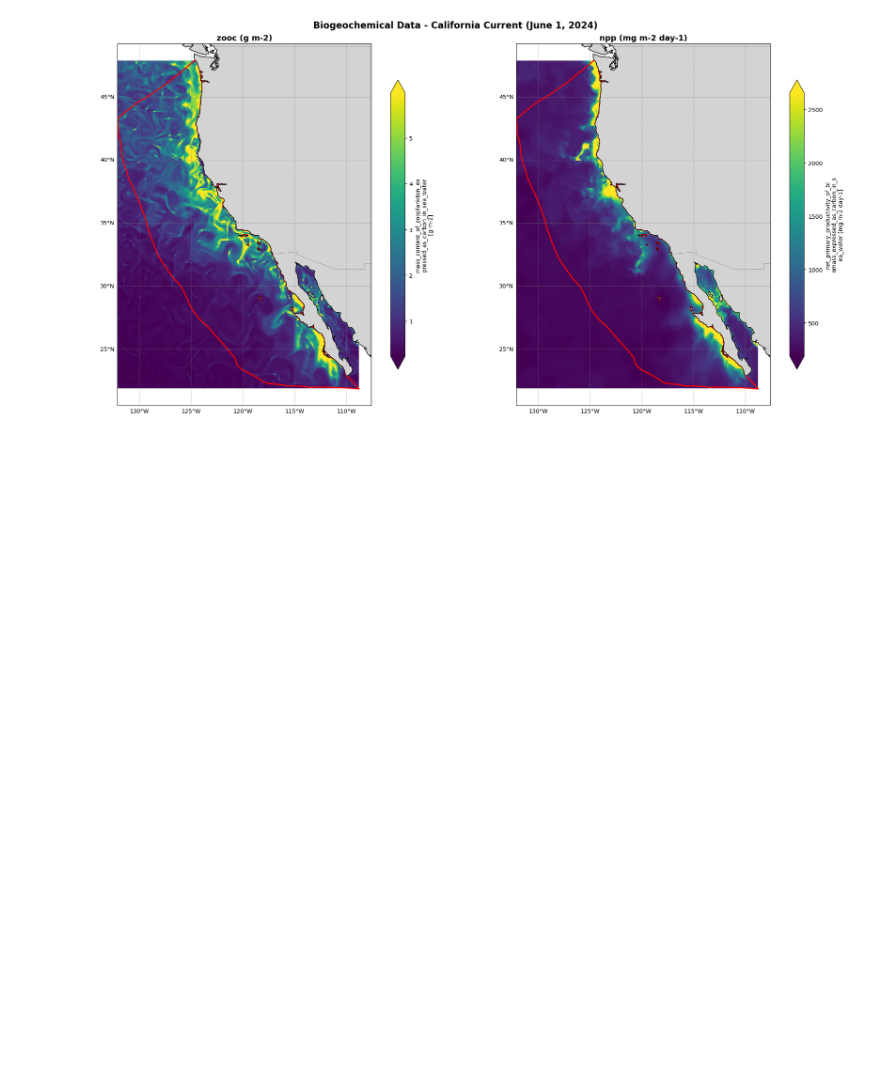
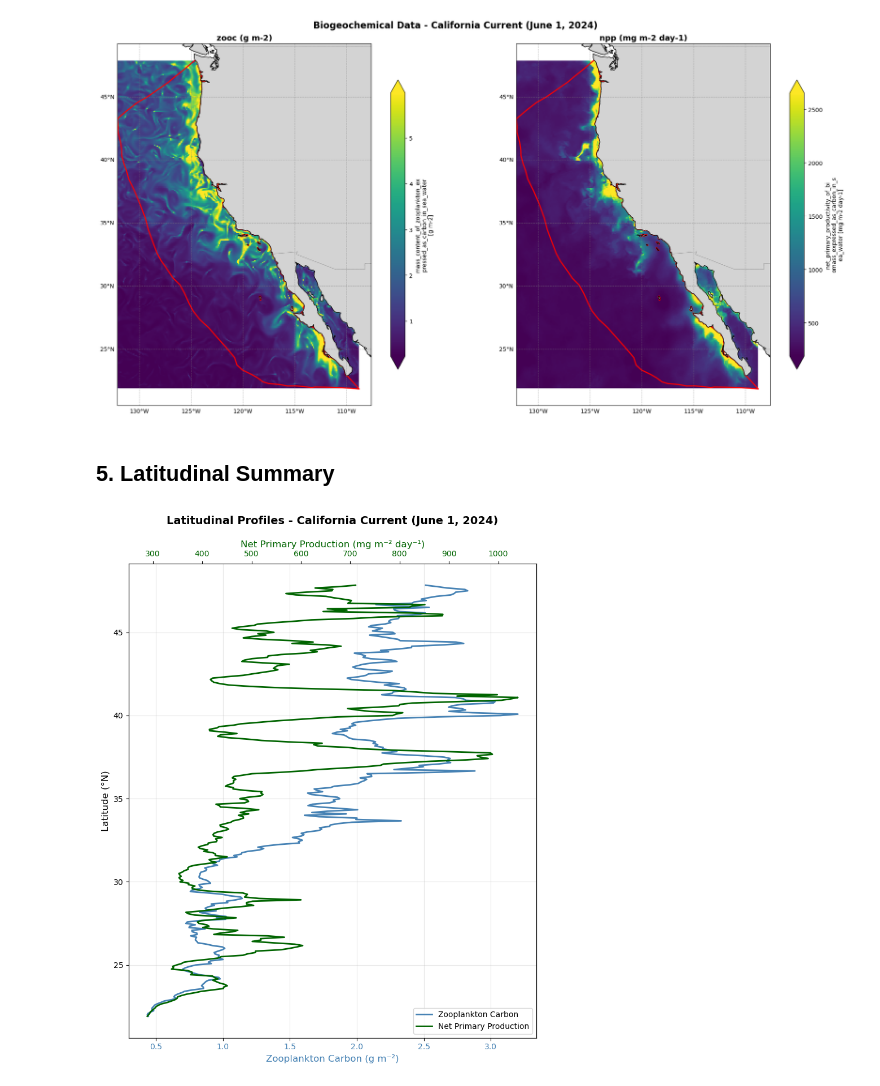
Before and after one commit to FlukeAndFeather/glowingwave, a Jupyter notebook: notebooks/02_biogeochemical_map.ipynb, the cells around one changed output. Cells and saved outputs as stored; diff of their text form; code cells hidden in the pictures; blank space fills up the shorter version.

Commit message:
Add latitudinal profiles with dual x-axes

```diff
--- a/notebooks/02_biogeochemical_map.ipynb
+++ b/notebooks/02_biogeochemical_map.ipynb
@@ -173,3 +173,41 @@ plt.show()
 # %% [output]
 Figure saved to: ../figures/biogeochemical_map_2024-06-01.png
 [figure]
+# %% [markdown]
+## 5. Latitudinal Summary
+# %%
+# Summarize zooplankton carbon and NPP by mean over longitude
+zooc_lon_mean = ds['zooc'].isel(time=0).mean(dim='longitude')
+npp_lon_mean = ds['npp'].isel(time=0).mean(dim='longitude')
+
+# Create plot with dual x-axes
+fig, ax1 = plt.subplots(figsize=(8, 10))
+
+# Plot zooplankton carbon on first x-axis
+color1 = 'steelblue'
+ax1.plot(zooc_lon_mean.values, zooc_lon_mean.latitude.values, color=color1, linewidth=2, label='Zooplankton Carbon')
+ax1.set_xlabel('Zooplankton Carbon (g m⁻²)', fontsize=12, color=color1)
+ax1.set_ylabel('Latitude (°N)', fontsize=12)
+ax1.tick_params(axis='x', labelcolor=color1)
+ax1.grid(True, alpha=0.3)
+
+# Create second x-axis for NPP
+ax2 = ax1.twiny()
+color2 = 'darkgreen'
+ax2.plot(npp_lon_mean.values, npp_lon_mean.latitude.values, color=color2, linewidth=2, label='Net Primary Production')
+ax2.set_xlabel('Net Primary Production (mg m⁻² day⁻¹)', fontsize=12, color=color2)
+ax2.tick_params(axis='x', labelcolor=color2)
+
+# Add title
+ax1.set_title('Latitudinal Profiles - California Current (June 1, 2024)',
+              fontsize=14, fontweight='bold', pad=20)
+
+# Add legend
+lines1, labels1 = ax1.get_legend_handles_labels()
+lines2, labels2 = ax2.get_legend_handles_labels()
+ax1.legend(lines1 + lines2, labels1 + labels2, loc='lower right', fontsize=10)
+
+plt.tight_layout()
+plt.show()
+# %% [output]
+[figure, added]
```
Also changed, not shown: 1 other file.
